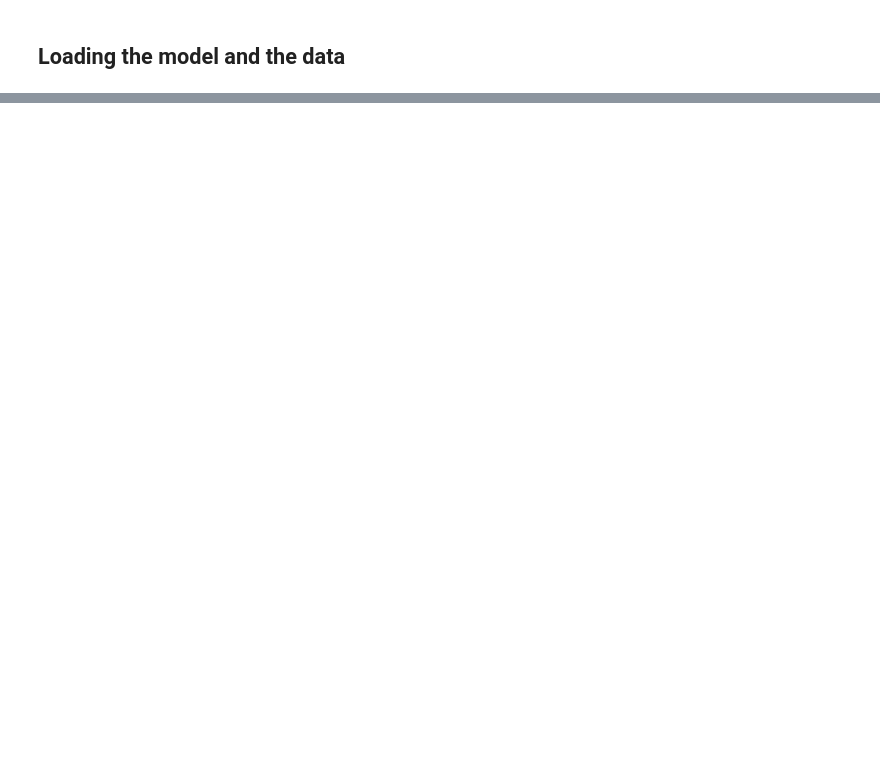
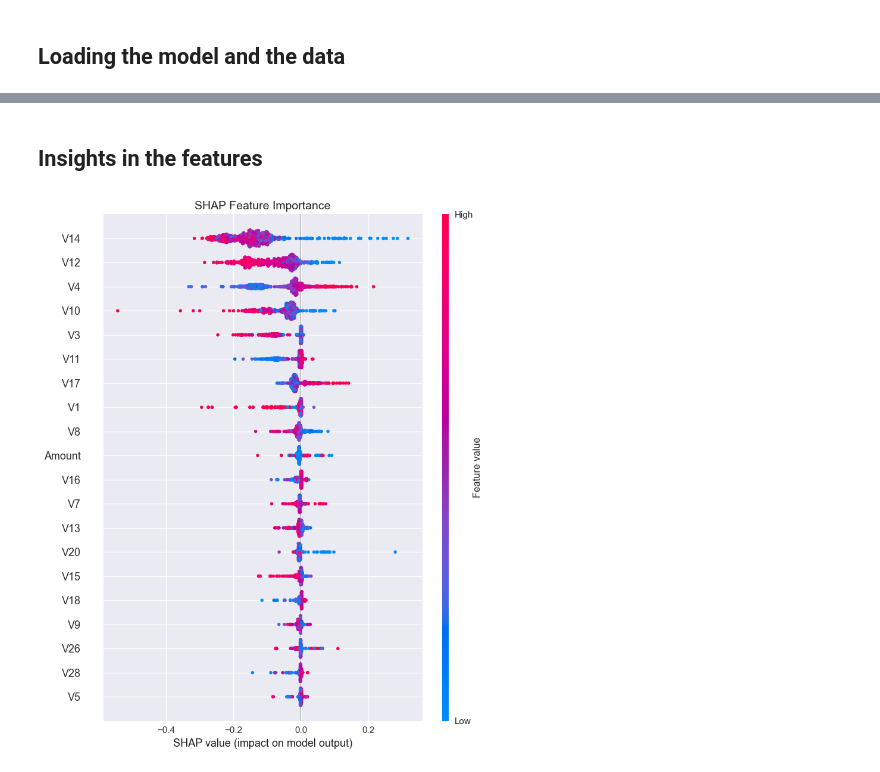
Before and after one commit to soltsega/Week-5_Fraud_Detection, a Jupyter notebook: fraud-detection/notebooks/shap-explainability.ipynb, the cells around one changed output, grey strips where cells are left out. Drawn from its saved outputs; the diff is of its cells as text; code cells hidden in the pictures; blank space fills up the shorter version.

```diff
--- a/fraud-detection/notebooks/shap-explainability.ipynb
+++ b/fraud-detection/notebooks/shap-explainability.ipynb
@@ -460,0 +219,15 @@ Next step: Proceeding with SHAP analysis...
+# %%
+import pandas as pd
+
+# Load the test data
+X_test = pd.read_csv("../data/processed/cc_X_test.csv")
+y_test = pd.read_csv("../data/processed/cc_y_test.csv").squeeze()
+
+# Display basic information
+print("X_test shape:", X_test.shape)
+print("\nFirst 3 rows of X_test:")
+display(X_test.head(3))
+
+print("\ny_test shape:", y_test.shape)
+print("\nClass distribution in y_test:")
+print(y_test.value_counts())
@@ -460,0 +290,23 @@ Next step: Proceeding with SHAP analysis...
+# %% [markdown]
+## Insights in the features
+# %%
+import shap
+import matplotlib.pyplot as plt
+
+# Initialize the SHAP explainer
+explainer = shap.TreeExplainer(model)
+
+# Calculate SHAP values (using a sample of 1000 for efficiency)
+sample_size = min(1000, len(X_test))
+X_sample = X_test.iloc[:sample_size]
+shap_values = explainer.shap_values(X_sample)
+
+# 1. SHAP Summary Plot
+plt.figure(figsize=(12, 8))
+shap.summary_plot(shap_values, X_sample, show=False)
+plt.title("SHAP Feature Importance", fontsize=14)
+plt.tight_layout()
+plt.savefig('../reports/figures/shap_summary.png', dpi=300, bbox_inches='tight')
+plt.show()
+# %% [output]
+[figure, added]
```
Also changed, not shown: parts of 29 cells of this notebook.
